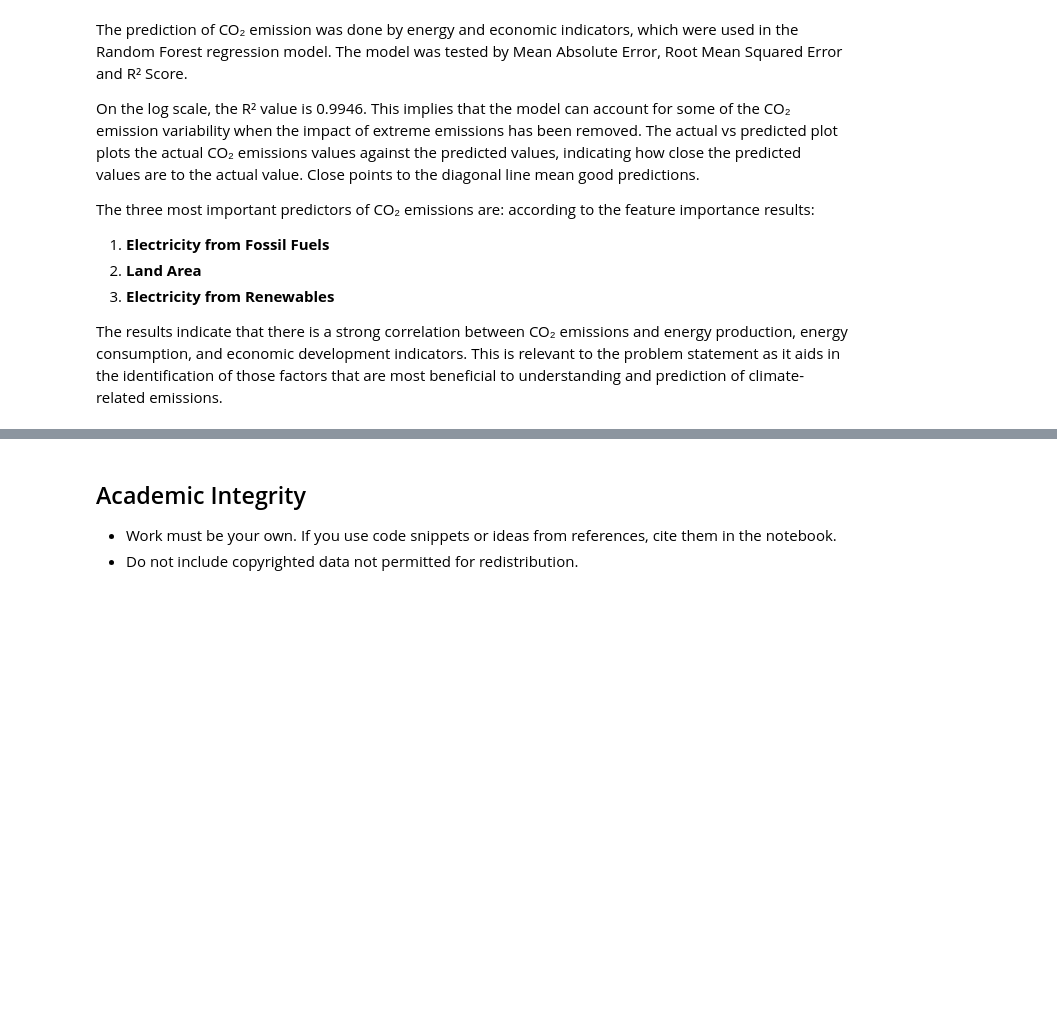
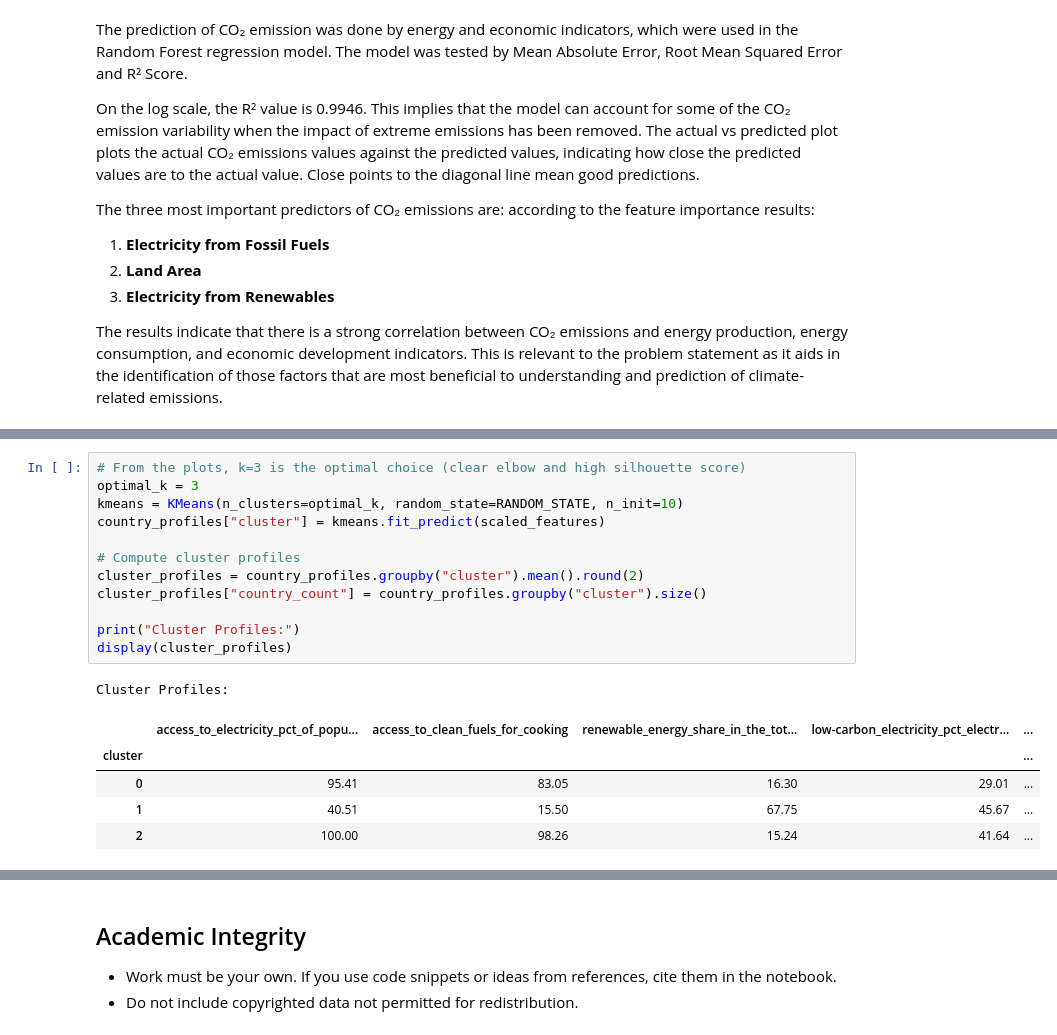
Before and after one commit to cooldudeandguy2004/DataScienceFundamentalsProject, a Jupyter notebook: TT3L_G7_Notebook.ipynb, the cells around one changed output, grey strips where cells are left out. Saved outputs shown, nothing was run; the diff lists cells and outputs as text; blank space fills up the shorter version.

```diff
--- a/TT3L_G7_Notebook.ipynb
+++ b/TT3L_G7_Notebook.ipynb
@@ -919,0 +948,19 @@ The results indicate that there is a strong correlation between CO₂ emissions
+# %%
+# From the plots, k=3 is the optimal choice (clear elbow and high silhouette score)
+optimal_k = 3
+kmeans = KMeans(n_clusters=optimal_k, random_state=RANDOM_STATE, n_init=10)
+country_profiles["cluster"] = kmeans.fit_predict(scaled_features)
+
+# Compute cluster profiles
+cluster_profiles = country_profiles.groupby("cluster").mean().round(2)
+cluster_profiles["country_count"] = country_profiles.groupby("cluster").size()
+
+print("Cluster Profiles:")
+display(cluster_profiles)
+# %% [output]
+Cluster Profiles:
+|  | access_to_electricity_pct_of_popu... | access_to_clean_fuels_for_cooking | renewable_energy_share_in_the_tot... | low-carbon_electricity_pct_electr... | ... |
+| cluster |  |  |  |  | ... |
+| 0 | 95.41 | 83.05 | 16.30 | 29.01 | ... |
+| 1 | 40.51 | 15.50 | 67.75 | 45.67 | ... |
+| 2 | 100.00 | 98.26 | 15.24 | 41.64 | ... |
```
Also changed, not shown: parts of 19 cells of this notebook.
